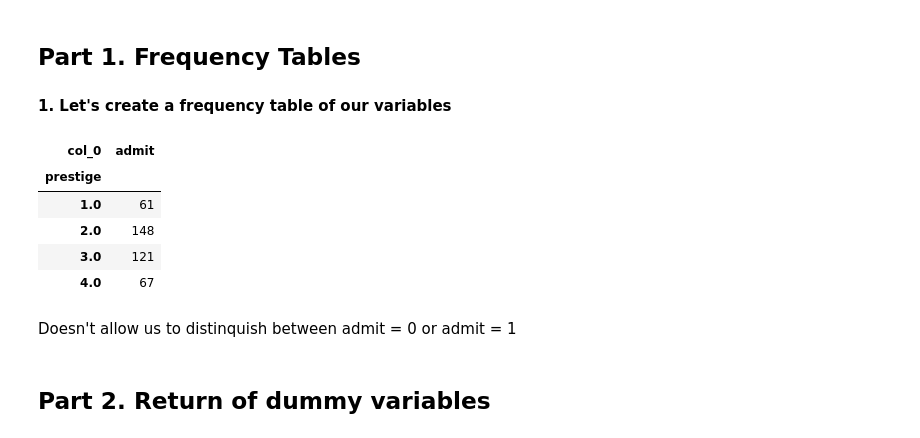
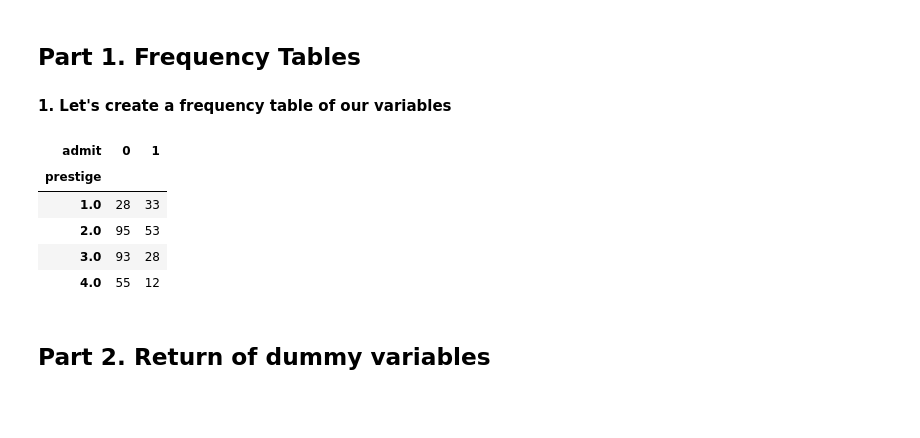
Before and after one commit to RFortney88/ds-sf-29, a Jupyter notebook: projects/unit-projects/project-3/starter-code/project3-RFortney.ipynb, the cells around one changed output. Saved outputs shown, nothing was run; the diff lists cells and outputs as text; code cells hidden in the pictures; blank space fills up the shorter version.

```diff
--- a/projects/unit-projects/project-3/starter-code/project3-RFortney.ipynb
+++ b/projects/unit-projects/project-3/starter-code/project3-RFortney.ipynb
@@ -26,17 +26,15 @@ print df.head()
 #### 1. Let's create a frequency table of our variables
 # %%
 # frequency table for prestige and whether or not someone was admitted
-df_tab = pd.crosstab(index = df['prestige'], columns = ['admit'])
+df_tab = pd.crosstab(index = df['prestige'], columns = df['admit'])
 df_tab
 # %% [output]
-| col_0 | admit |
-| prestige |  |
-| 1.0 | 61 |
-| 2.0 | 148 |
-| 3.0 | 121 |
-| 4.0 | 67 |
+| admit | 0 | 1 |
+| prestige |  |  |
+| 1.0 | 28 | 33 |
+| 2.0 | 95 | 53 |
+| 3.0 | 93 | 28 |
+| 4.0 | 55 | 12 |
-# %% [markdown]
-Doesn't allow us to distinquish between admit = 0 or admit = 1
 # %% [markdown]
 ## Part 2. Return of dummy variables
 # %% [markdown]
```
Also changed, not shown: parts of 10 cells of this notebook.
